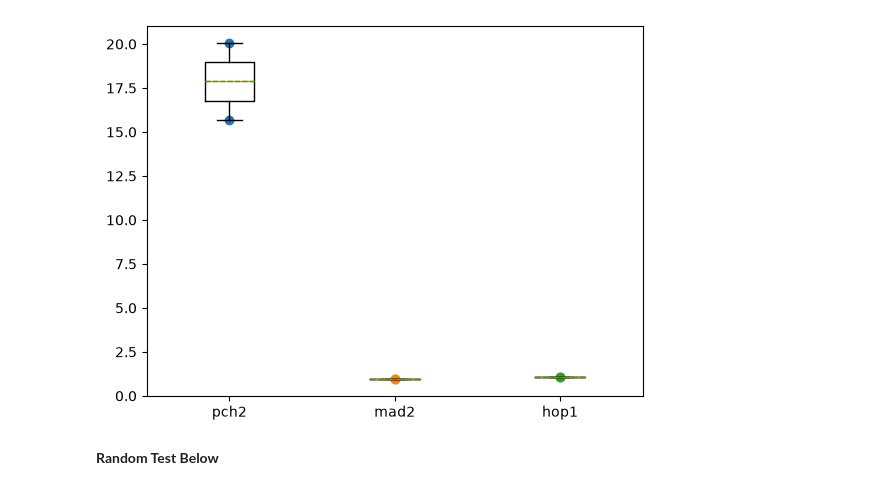
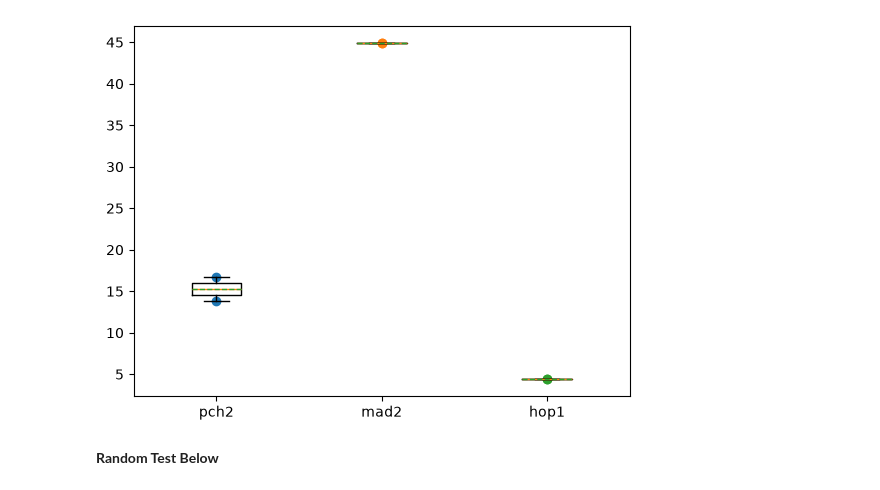
Before and after one commit to jemao5/TRIP13_project-RNAseq-Analysis, a Jupyter notebook: main.ipynb, the cells around one changed output. Cells and saved outputs as stored; diff of their text form; code cells hidden in the pictures.

Commit message:
added ratio calculations and finished the dataset selection

```diff
--- a/main.ipynb
+++ b/main.ipynb
@@ -238,9 +238,9 @@ DS_14b0e873fb
 10  PSTT_15045           infected wheat leaves   4.41
 11  PSTT_15045                       haustoria    1.1
 # %%
-graph_organism(shared_datasets, org, 'DS_14b0e873fb', save=False, filter_words=["antisense", "wheat"])
+graph_organism(shared_datasets, org, None, save=False, filter_words=["antisense", "haustoria"])
 # %% [output]
-[figure, old version]
+[figure, new version]
 # %%
 # Plot all the data with scatters and boxplots and save them as PNGs
 
```
Also changed, not shown: parts of 2 cells of this notebook.
